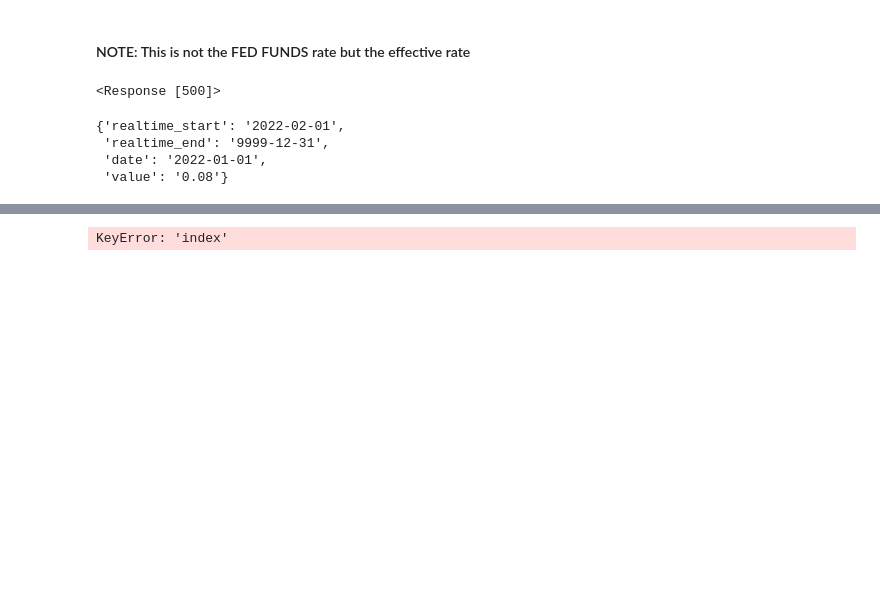
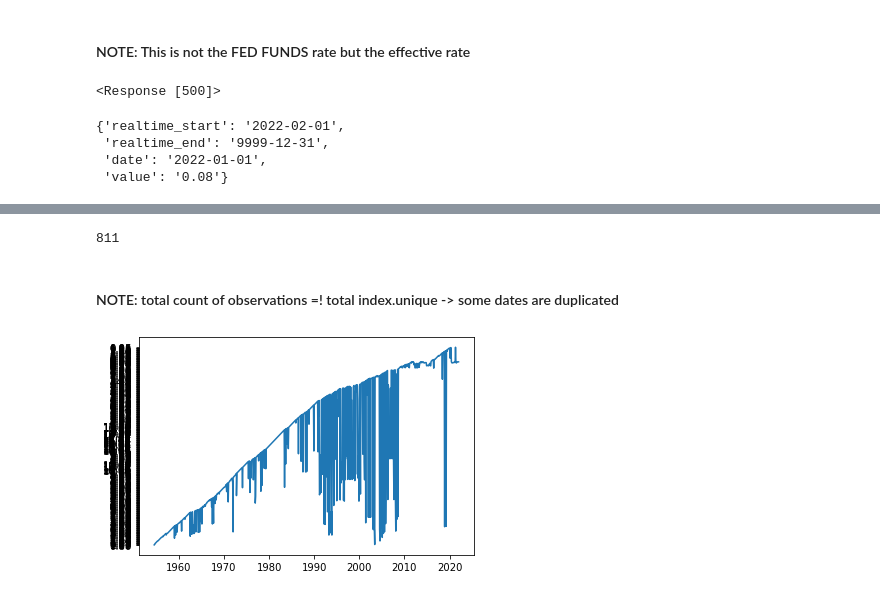
Before and after one commit to albertopuentes/small-side-projects, a Jupyter notebook: Fed_vs_Equities.ipynb, the cells around one changed output, grey strips where cells are left out. Cells and saved outputs as stored; diff of their text form; code cells hidden in the pictures; blank space fills up the shorter version.

```diff
--- a/Fed_vs_Equities.ipynb
+++ b/Fed_vs_Equities.ipynb
@@ -226,5 +232,11 @@ KeyError: 'index'
+# %%
+len(df.index.unique())
+# %% [output]
+811
+# %% [markdown]
+#### NOTE: total count of observations =! total index.unique -> some dates are duplicated
 # %%
-plt.plot(df["index"], df["Fed_Funds_effective"])
+plt.plot(df.index, df.Fed_Funds_effective)
 plt.show()
 # %% [output]
-KeyError: 'index'
+[figure, added]
```
Also changed, not shown: parts of 6 cells of this notebook.
